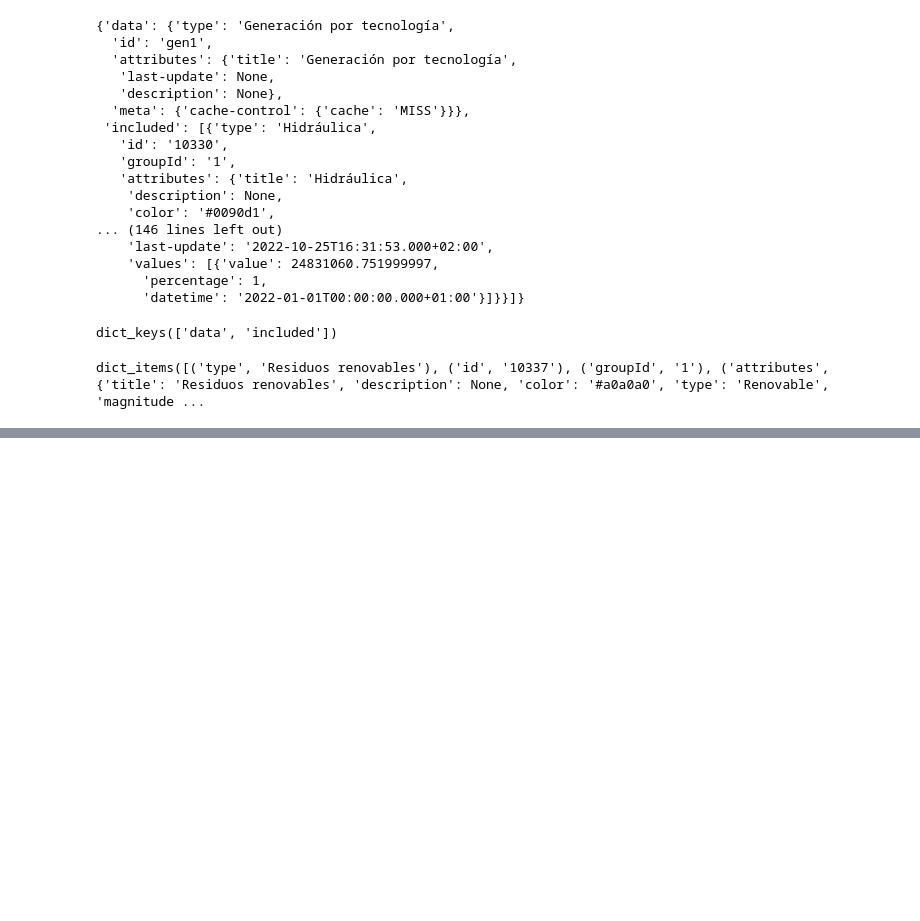
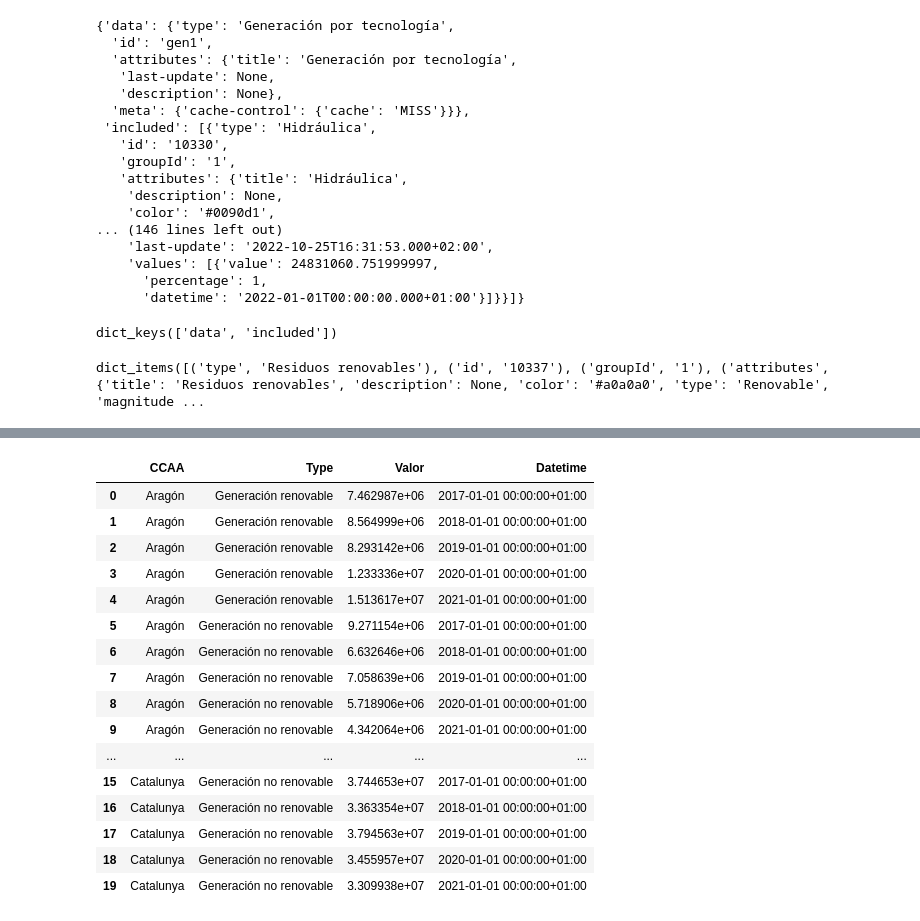
Before and after one commit to BertaVives/TheBridge_DataScience_PT_ALUMNI_sep22, a Jupyter notebook: 02_DATA_ANALYSIS/03_API/labs/lab05_Fetch_data.ipynb, the cells around one changed output, grey strips where cells are left out. Cells and saved outputs as stored; diff of their text form; code cells hidden in the pictures; blank space fills up the shorter version.

```diff
--- a/02_DATA_ANALYSIS/03_API/labs/lab05_Fetch_data.ipynb
+++ b/02_DATA_ANALYSIS/03_API/labs/lab05_Fetch_data.ipynb
@@ -62,0 +254,20 @@ dict_items([('type', 'Residuos renovables'), ('id', '10337'), ('groupId', '1'),
+# %%
+ccaa_df
+# %% [output]
+|  | CCAA | Type | Valor | Datetime |
+| 0 | Aragón | Generación renovable | 7.462987e+06 | 2017-01-01 00:00:00+01:00 |
+| 1 | Aragón | Generación renovable | 8.564999e+06 | 2018-01-01 00:00:00+01:00 |
+| 2 | Aragón | Generación renovable | 8.293142e+06 | 2019-01-01 00:00:00+01:00 |
+| 3 | Aragón | Generación renovable | 1.233336e+07 | 2020-01-01 00:00:00+01:00 |
+| 4 | Aragón | Generación renovable | 1.513617e+07 | 2021-01-01 00:00:00+01:00 |
+| 5 | Aragón | Generación no renovable | 9.271154e+06 | 2017-01-01 00:00:00+01:00 |
+| 6 | Aragón | Generación no renovable | 6.632646e+06 | 2018-01-01 00:00:00+01:00 |
+| 7 | Aragón | Generación no renovable | 7.058639e+06 | 2019-01-01 00:00:00+01:00 |
+| 8 | Aragón | Generación no renovable | 5.718906e+06 | 2020-01-01 00:00:00+01:00 |
+| 9 | Aragón | Generación no renovable | 4.342064e+06 | 2021-01-01 00:00:00+01:00 |
+| ... | ... | ... | ... | ... |
+| 15 | Catalunya | Generación no renovable | 3.744653e+07 | 2017-01-01 00:00:00+01:00 |
+| 16 | Catalunya | Generación no renovable | 3.363354e+07 | 2018-01-01 00:00:00+01:00 |
+| 17 | Catalunya | Generación no renovable | 3.794563e+07 | 2019-01-01 00:00:00+01:00 |
+| 18 | Catalunya | Generación no renovable | 3.455957e+07 | 2020-01-01 00:00:00+01:00 |
+| 19 | Catalunya | Generación no renovable | 3.309938e+07 | 2021-01-01 00:00:00+01:00 |
```
Also changed, not shown: parts of 12 cells of this notebook, 1 other file.
